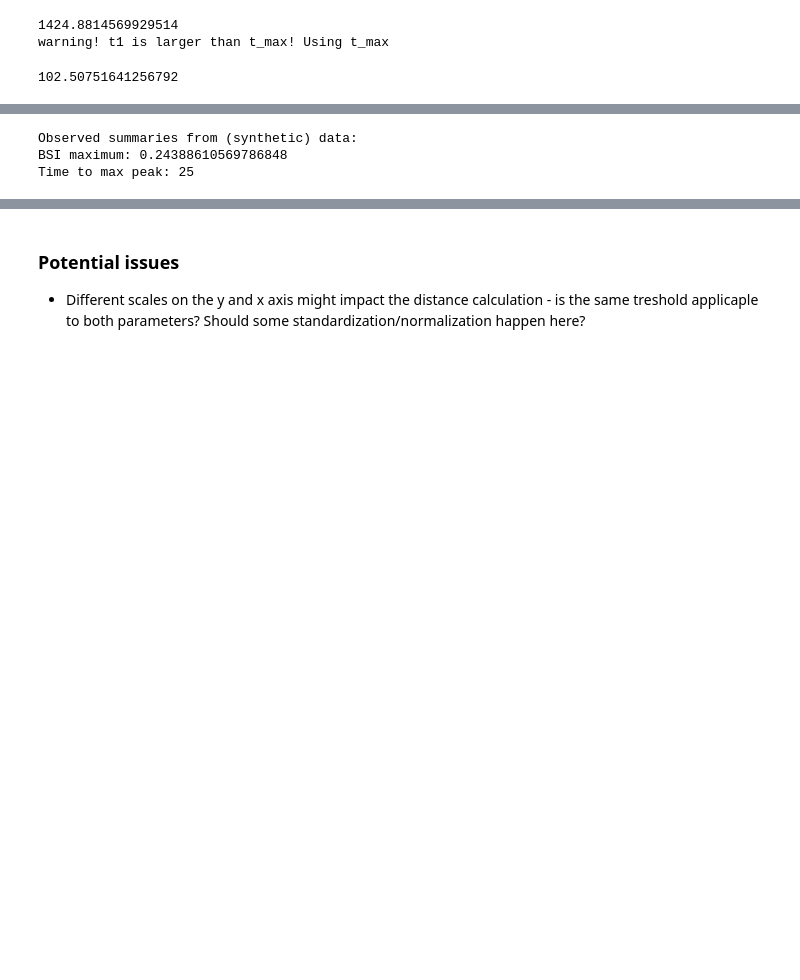
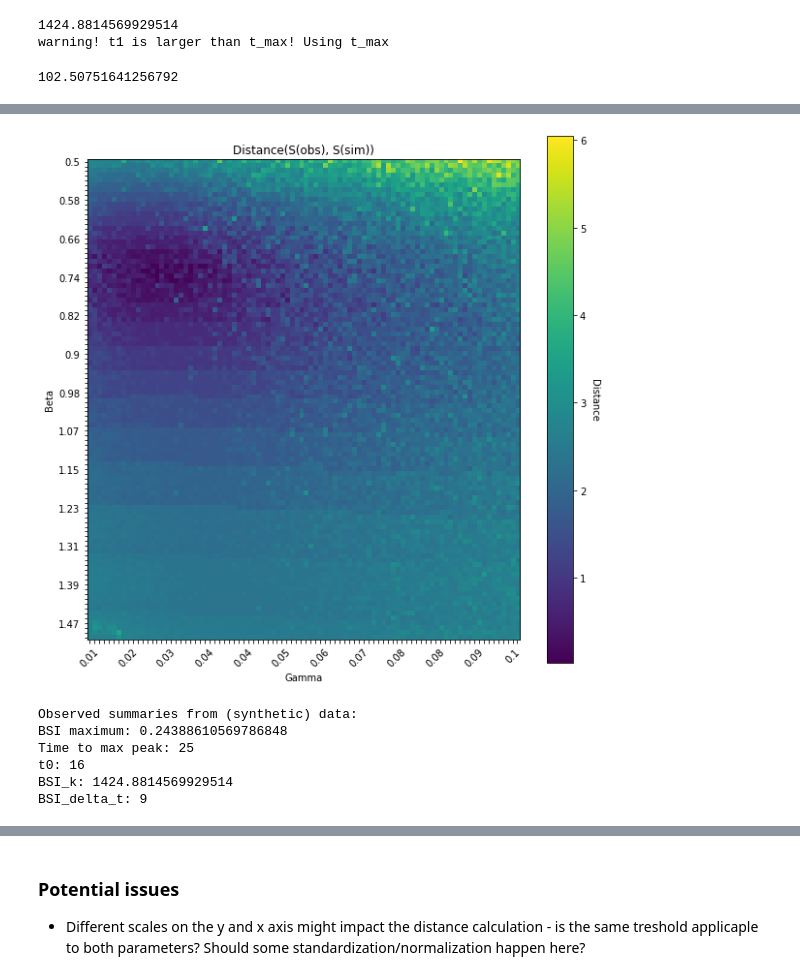
Before and after one commit to fanoja/Ecoli-R0, a Jupyter notebook: SIR simulation grid.ipynb, the cells around one changed output, grey strips where cells are left out. Cells and saved outputs as stored; diff of their text form; code cells hidden in the pictures; blank space fills up the shorter version.

```diff
--- a/SIR simulation grid.ipynb
+++ b/SIR simulation grid.ipynb
@@ -459,11 +507,24 @@ warning! t1 is larger than t_max! Using t_max
+# %%
+# Distance matrix
+plot_heatmap(dist_mat, betas, gammas, title = "Distance(S(obs), S(sim))", cbar_label = "Distance", nth = 8) # synthetic observed data
+# %% [output]
+[figure, added]
 # %%
 # TODO: plot/print some summaries given the parameters of interest. More interesting for real data.
 # TODO: plot the actual summary values in some range? Additional functionality.
+# TODO: save values of summaries with a small distance (below some threshold, maybe under 0.25 (based on the colorbar)
+
 
 print("Observed summaries from (synthetic) data:")
 print("BSI maximum:", BSI_max(bsi_obs))
 print("Time to max peak:", BSI_max_t(bsi_obs))
+print("t0:", BSI_t0(bsi_obs))
+print("BSI_k:", BSI_k(bsi_obs[0]))
+print("BSI_delta_t:", BSI_delta_t(bsi_obs[0])) # -15???
 # %% [output]
 Observed summaries from (synthetic) data:
 BSI maximum: 0.24388610569786848
 Time to max peak: 25
+t0: 16
+BSI_k: 1424.8814569929514
+BSI_delta_t: 9
```
Also changed, not shown: parts of 15 cells of this notebook.
